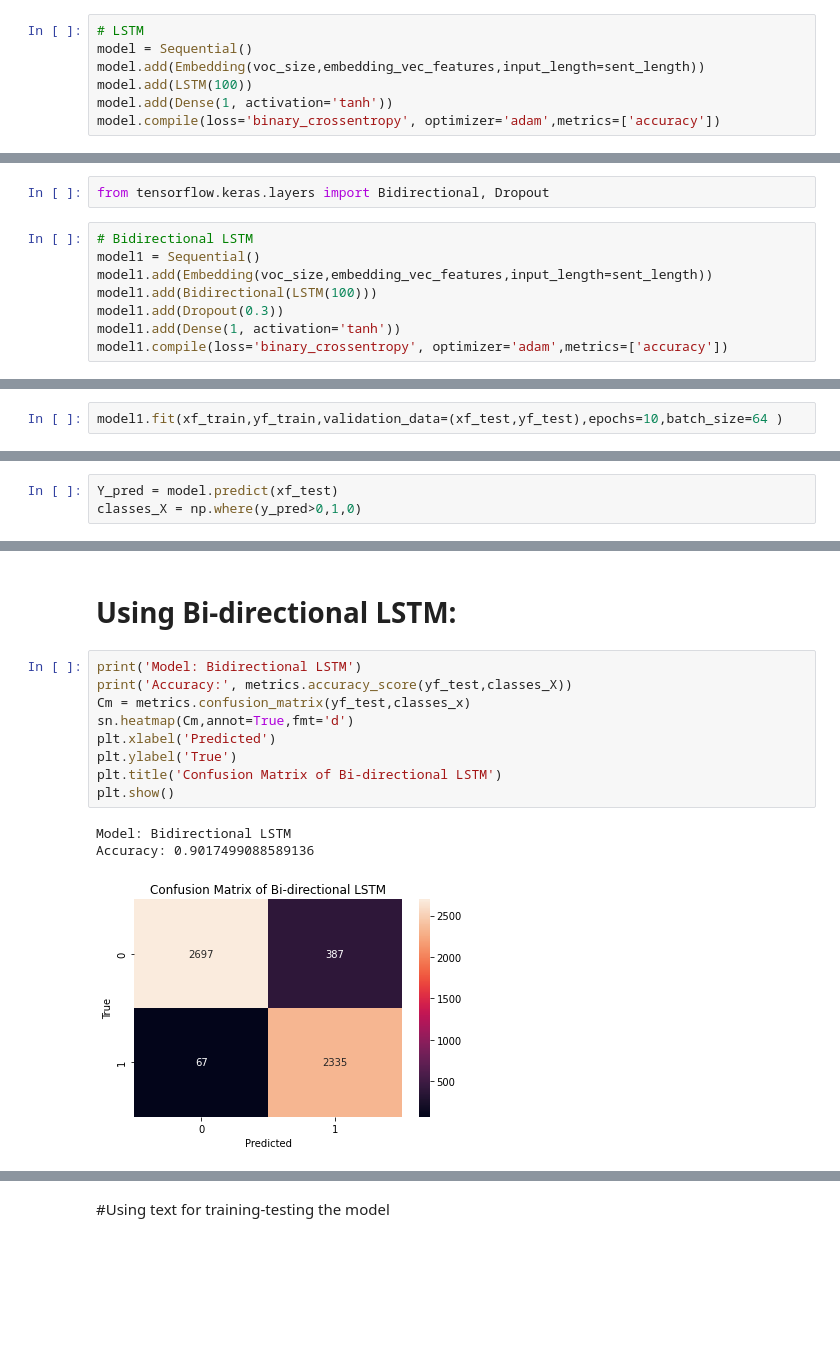
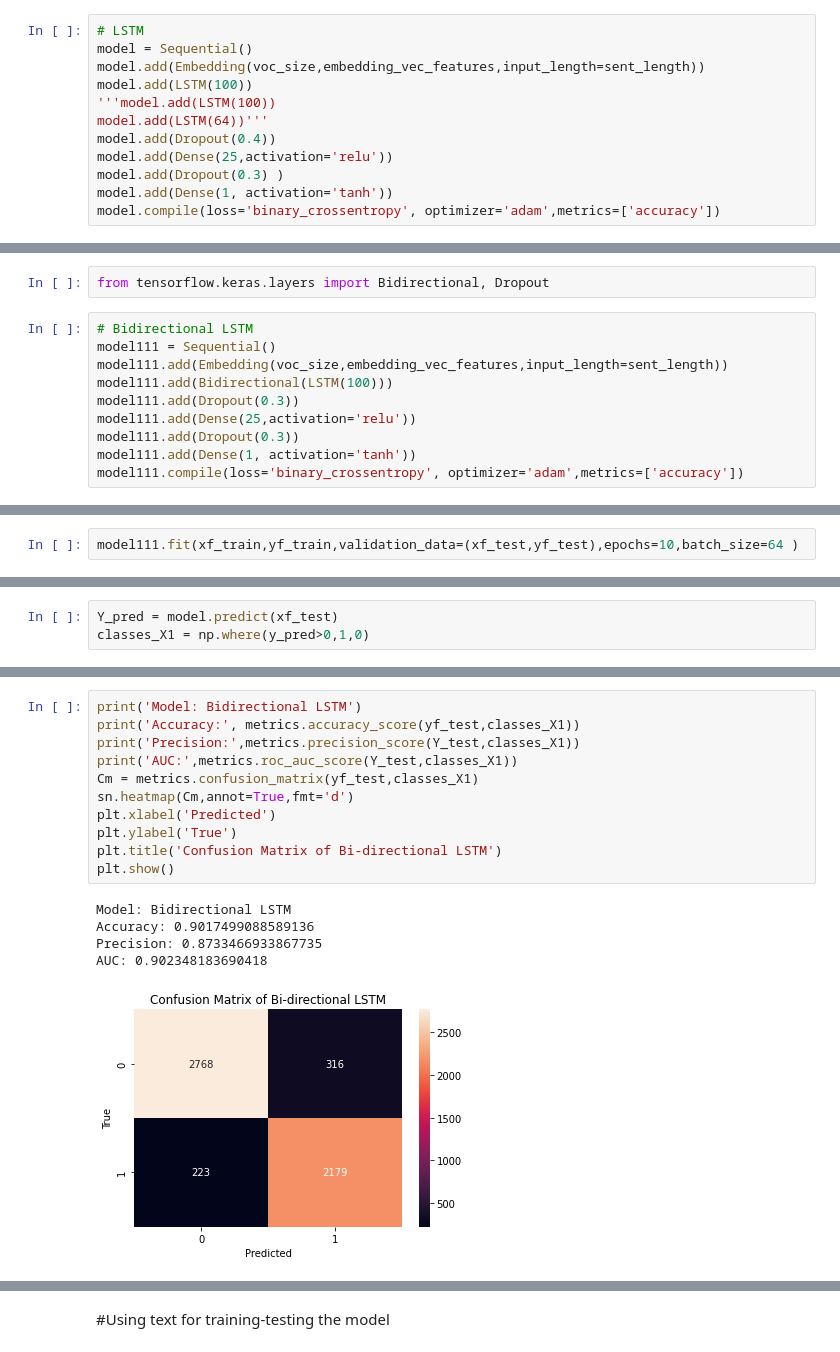
Before and after one commit to Stitaprajna/AllMyProjects, a Jupyter notebook: Fake News Classifier.ipynb, the cells around one changed output, grey strips where cells are left out. Saved outputs shown, nothing was run; the diff lists cells and outputs as text; blank space fills up the shorter version.

```diff
--- a/Fake News Classifier.ipynb
+++ b/Fake News Classifier.ipynb
@@ -234,6 +266,11 @@ embedding_vec_features = 40
 model = Sequential()
 model.add(Embedding(voc_size,embedding_vec_features,input_length=sent_length))
 model.add(LSTM(100))
+'''model.add(LSTM(100))
+model.add(LSTM(64))'''
+model.add(Dropout(0.4))
+model.add(Dense(25,activation='relu'))
+model.add(Dropout(0.3) )
 model.add(Dense(1, activation='tanh'))
 model.compile(loss='binary_crossentropy', optimizer='adam',metrics=['accuracy'])
 # %%
@@ -308,10 +355,12 @@ Accuracy: 0.917243893547211
 from tensorflow.keras.layers import Bidirectional, Dropout
 # %%
 # Bidirectional LSTM
-model1 = Sequential()
-model1.add(Embedding(voc_size,embedding_vec_features,input_length=sent_length))
-model1.add(Bidirectional(LSTM(100)))
-model1.add(Dropout(0.3))
-model1.add(Dense(1, activation='tanh'))
-model1.compile(loss='binary_crossentropy', optimizer='adam',metrics=['accuracy'])
+model111 = Sequential()
+model111.add(Embedding(voc_size,embedding_vec_features,input_length=sent_length))
+model111.add(Bidirectional(LSTM(100)))
+model111.add(Dropout(0.3))
+model111.add(Dense(25,activation='relu'))
+model111.add(Dropout(0.3))
+model111.add(Dense(1, activation='tanh'))
+model111.compile(loss='binary_crossentropy', optimizer='adam',metrics=['accuracy'])
 # %%
@@ -336,6 +384,6 @@ Trainable params: 313,001
 Non-trainable params: 0
 _________________________________________________________________
 # %%
-model1.fit(xf_train,yf_train,validation_data=(xf_test,yf_test),epochs=10,batch_size=64 )
+model111.fit(xf_train,yf_train,validation_data=(xf_test,yf_test),epochs=10,batch_size=64 )
 # %% [output]
 Epoch 1/10
@@ -361,4 +409,4 @@ Epoch 10/10
 <keras.callbacks.History at 0x...>
 # %%
 Y_pred = model.predict(xf_test)
-classes_X = np.where(y_pred>0,1,0)
+classes_X1 = np.where(y_pred>0,1,0)
@@ -365,15 +415,17 @@ classes_X = np.where(y_pred>0,1,0)
-# %% [markdown]
-# Using Bi-directional LSTM:
 # %%
 print('Model: Bidirectional LSTM')
-print('Accuracy:', metrics.accuracy_score(yf_test,classes_X))
-Cm = metrics.confusion_matrix(yf_test,classes_x)
+print('Accuracy:', metrics.accuracy_score(yf_test,classes_X1))
+print('Precision:',metrics.precision_score(Y_test,classes_X1))
+print('AUC:',metrics.roc_auc_score(Y_test,classes_X1))
+Cm = metrics.confusion_matrix(yf_test,classes_X1)
 sn.heatmap(Cm,annot=True,fmt='d')
 plt.xlabel('Predicted')
 plt.ylabel('True')
 plt.title('Confusion Matrix of Bi-directional LSTM')
 plt.show()
 # %% [output]
 Model: Bidirectional LSTM
 Accuracy: 0.9017499088589136
+Precision: 0.8733466933867735
+AUC: 0.902348183690418
-[figure, old version]
+[figure, new version]
```
Also changed, not shown: parts of 61 cells of this notebook.
